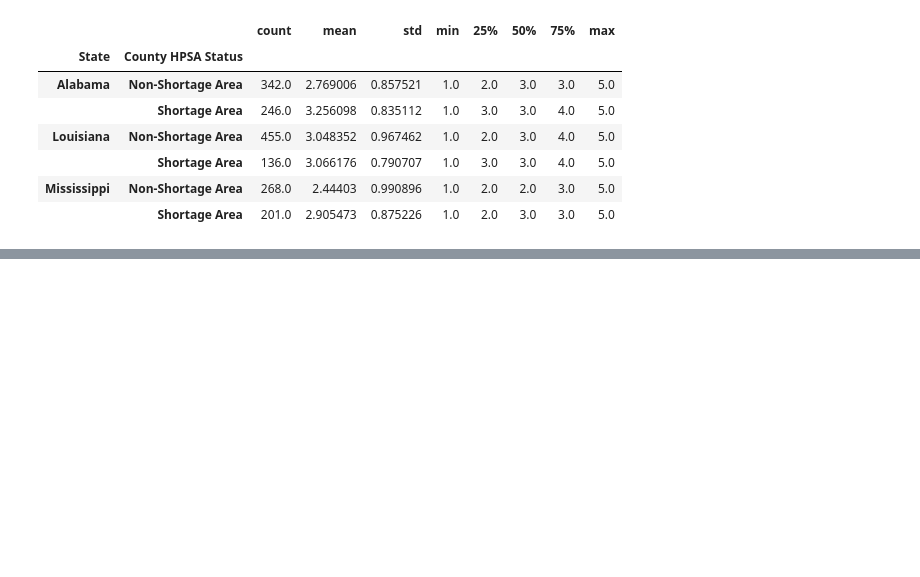
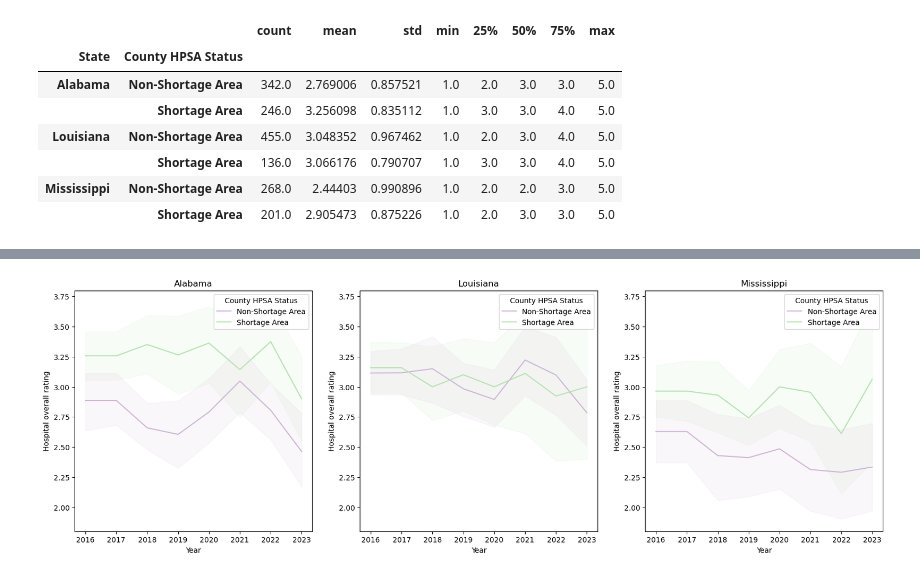
Before and after one commit to valeriemagalong/Healthcare-Shortages, a Jupyter notebook: cms_eda.ipynb, the cells around one changed output, grey strips where cells are left out. Cells and saved outputs as stored; diff of their text form; code cells hidden in the pictures; blank space fills up the shorter version.

```diff
--- a/cms_eda.ipynb
+++ b/cms_eda.ipynb
@@ -197,0 +198,19 @@ plt.show()av
+# %%
+# Create line plot for Hospital overall rating by year, HPSA county status, & state
+plt.figure(figsize = (20, 6))
+
+plt.subplot(1, 3, 1)
+sns.lineplot(cms[cms['State'] == 'Alabama'], x = 'Year', y = 'Hospital overall rating', hue = 'County HPSA Status',
+             palette = 'PRGn', err_kws = {'alpha': 0.1}).set(title = 'Alabama', ylim = (1.8, 3.8))
+
+plt.subplot(1, 3, 2)
+sns.lineplot(cms[cms['State'] == 'Louisiana'], x = 'Year', y = 'Hospital overall rating', hue = 'County HPSA Status',
+             palette = 'PRGn', err_kws = {'alpha': 0.1}).set(title = 'Louisiana', ylim = (1.8, 3.8))
+
+plt.subplot(1, 3, 3)
+sns.lineplot(cms[cms['State'] == 'Mississippi'], x = 'Year', y = 'Hospital overall rating', hue = 'County HPSA Status',
+             palette = 'PRGn', err_kws = {'alpha': 0.1}).set(title = 'Mississippi', ylim = (1.8, 3.8))
+
+plt.show()
+# %% [output]
+[figure, added]
```
Also changed, not shown: parts of 3 cells of this notebook.
